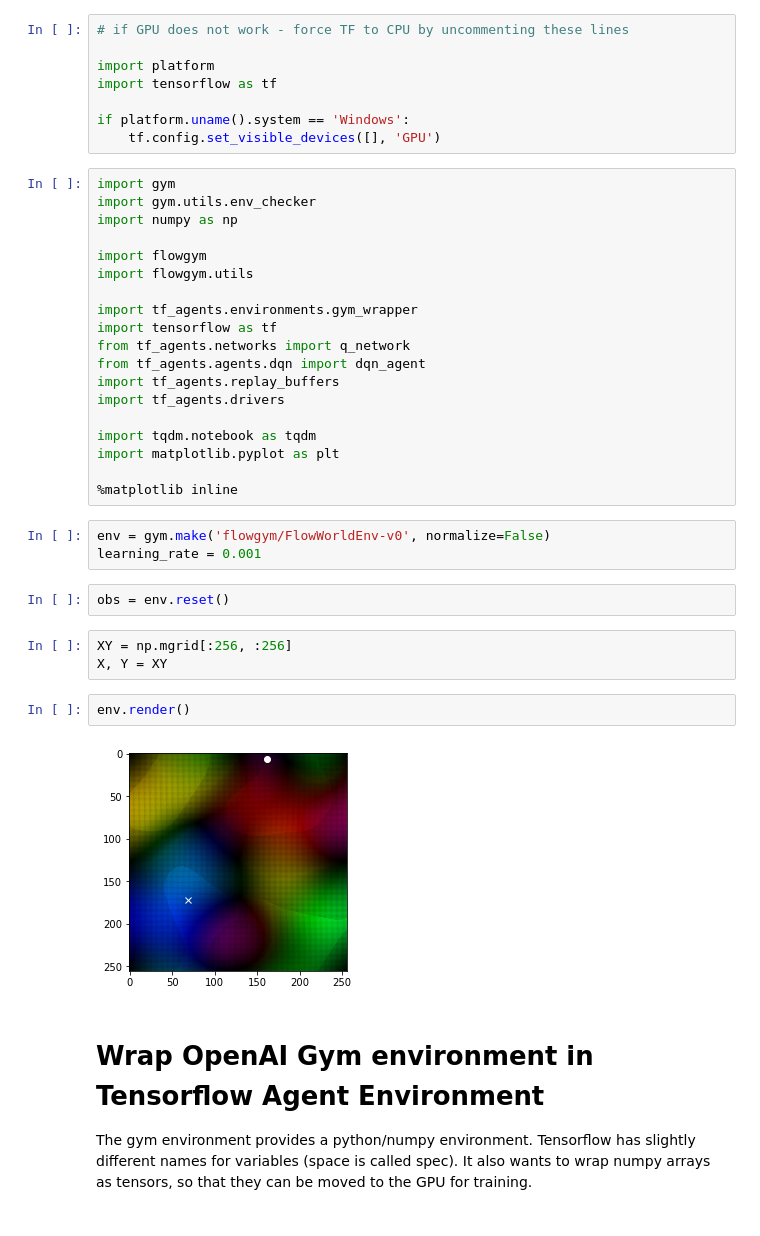
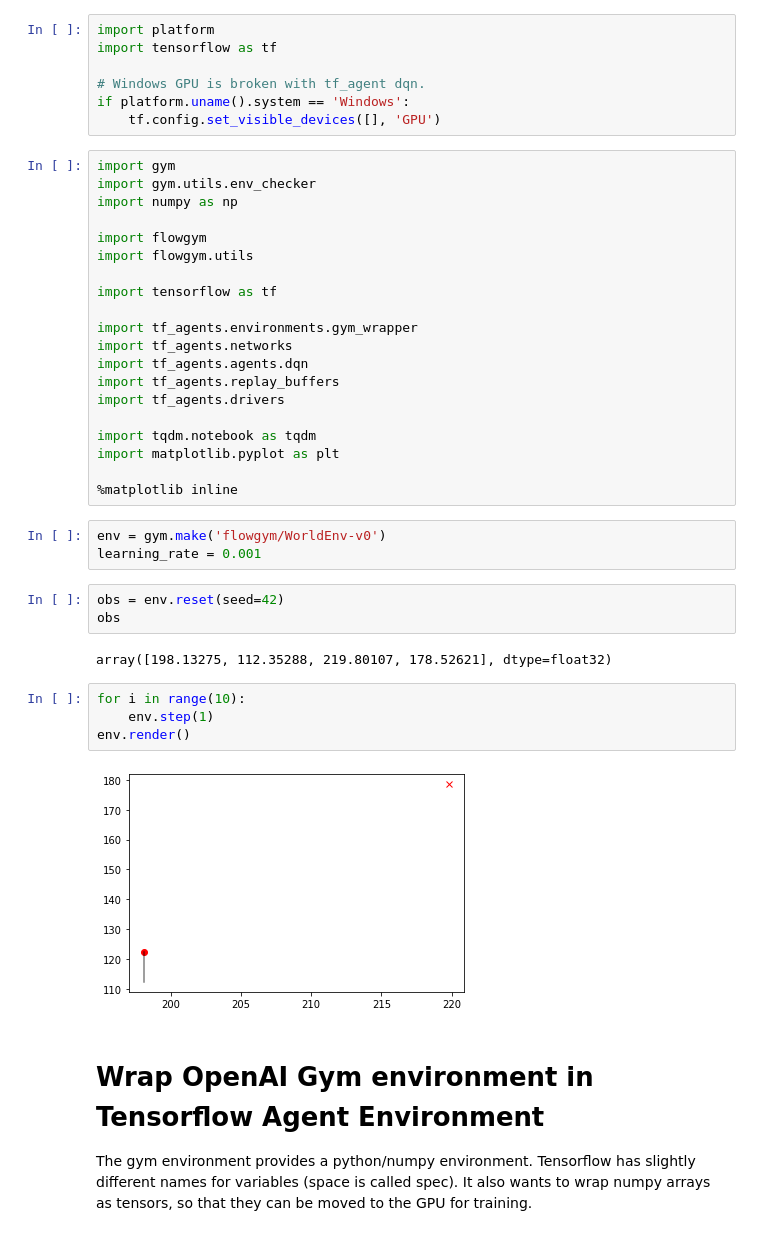
Before and after one commit to openearth/flowgym, a Jupyter notebook: notebooks/agent.ipynb, the cells around one changed output. Saved outputs shown, nothing was run; the diff lists cells and outputs as text.

```diff
--- a/notebooks/agent.ipynb
+++ b/notebooks/agent.ipynb
@@ -1,9 +1,8 @@
 # %%
-# if GPU does not work - force TF to CPU by uncommenting these lines
-
 import platform
 import tensorflow as tf
 
+# Windows GPU is broken with tf_agent dqn.
 if platform.uname().system == 'Windows':
     tf.config.set_visible_devices([], 'GPU')
 # %%
@@ -14,10 +13,11 @@ import numpy as np
 import flowgym
 import flowgym.utils
 
+import tensorflow as tf
+
 import tf_agents.environments.gym_wrapper
-import tensorflow as tf
-from tf_agents.networks import q_network
-from tf_agents.agents.dqn import dqn_agent
+import tf_agents.networks
+import tf_agents.agents.dqn
 import tf_agents.replay_buffers
 import tf_agents.drivers
 
@@ -26,17 +26,19 @@ import matplotlib.pyplot as plt
 
 %matplotlib inline
 # %%
-env = gym.make('flowgym/FlowWorldEnv-v0', normalize=False)
+env = gym.make('flowgym/WorldEnv-v0')
 learning_rate = 0.001
 # %%
-obs = env.reset()
+obs = env.reset(seed=42)
+obs
+# %% [output]
+array([198.13275, 112.35288, 219.80107, 178.52621], dtype=float32)
-# %%
-XY = np.mgrid[:256, :256]
-X, Y = XY
 # %%
+for i in range(10):
+    env.step(1)
 env.render()
 # %% [output]
-[figure, old version]
+[figure, new version]
 # %% [markdown]
 # Wrap OpenAI Gym environment in Tensorflow Agent Environment
 The gym environment provides a python/numpy environment. Tensorflow has slightly different names for variables (space is called spec). It also wants to wrap numpy arrays as tensors, so that they can be moved to the GPU for training.
```
Also changed, not shown: parts of 16 cells of this notebook, 3 other files.
